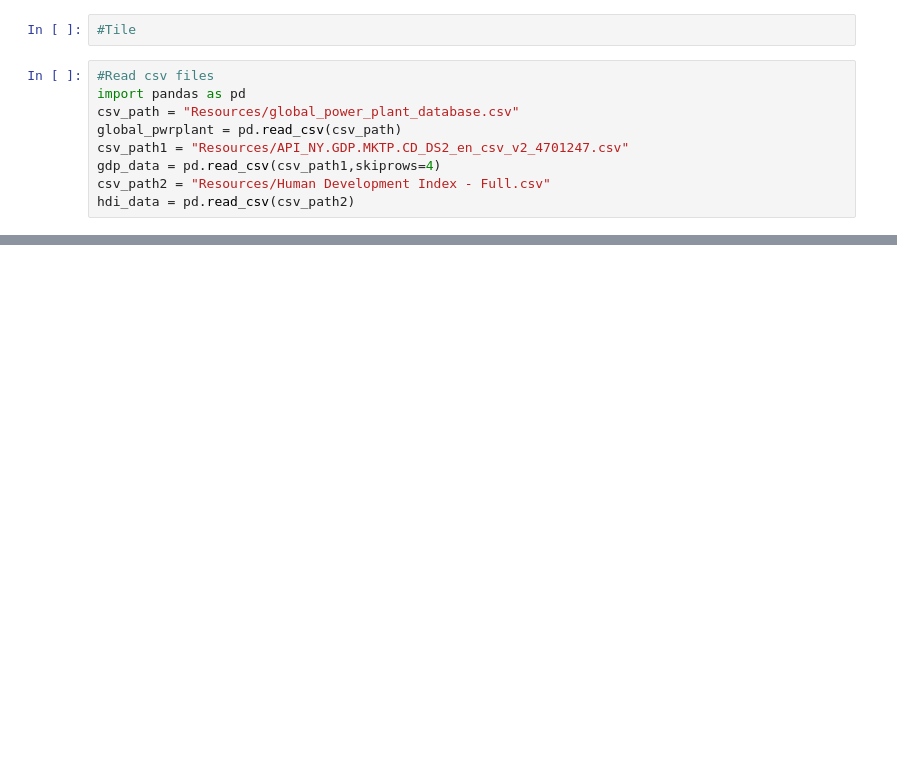
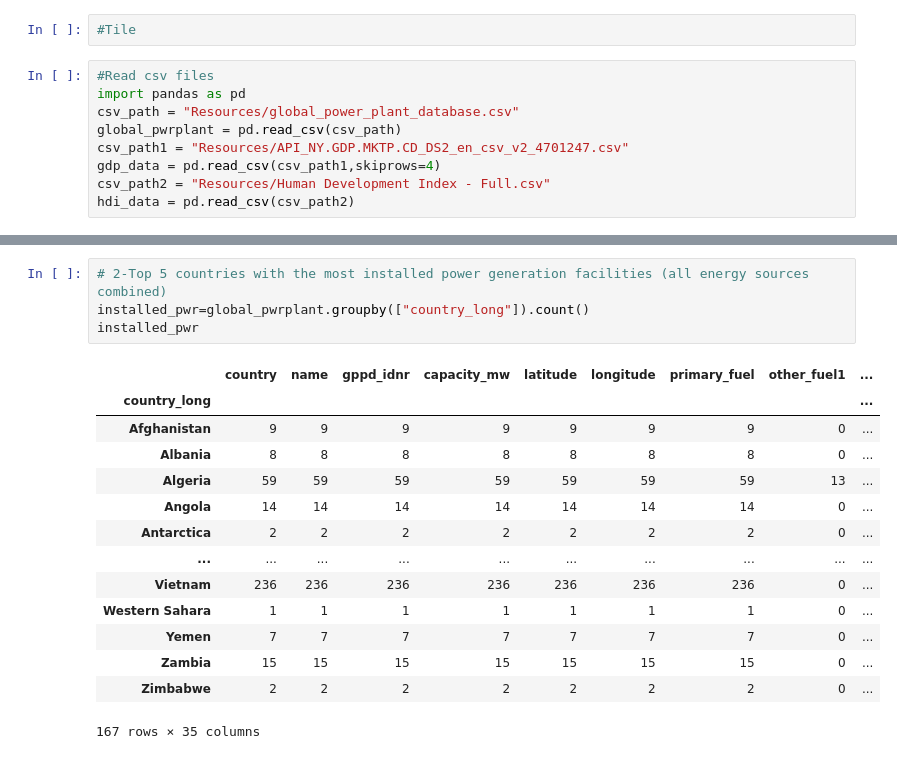
Before and after one commit to snavarroroby/Project-1-g3, a Jupyter notebook: Data_merge_cleaning.ipynb, the cells around one changed output, grey strips where cells are left out. Drawn from its saved outputs; the diff is of its cells as text; blank space fills up the shorter version.

```diff
--- a/Data_merge_cleaning.ipynb
+++ b/Data_merge_cleaning.ipynb
@@ -28,0 +63,19 @@ gdp_data
+# %%
+# 2-Top 5 countries with the most installed power generation facilities (all energy sources combined)
+installed_pwr=global_pwrplant.groupby(["country_long"]).count()
+installed_pwr
+# %% [output]
+|  | country | name | gppd_idnr | capacity_mw | latitude | longitude | primary_fuel | other_fuel1 | ... |
+| country_long |  |  |  |  |  |  |  |  | ... |
+| Afghanistan | 9 | 9 | 9 | 9 | 9 | 9 | 9 | 0 | ... |
+| Albania | 8 | 8 | 8 | 8 | 8 | 8 | 8 | 0 | ... |
+| Algeria | 59 | 59 | 59 | 59 | 59 | 59 | 59 | 13 | ... |
+| Angola | 14 | 14 | 14 | 14 | 14 | 14 | 14 | 0 | ... |
+| Antarctica | 2 | 2 | 2 | 2 | 2 | 2 | 2 | 0 | ... |
+| ... | ... | ... | ... | ... | ... | ... | ... | ... | ... |
+| Vietnam | 236 | 236 | 236 | 236 | 236 | 236 | 236 | 0 | ... |
+| Western Sahara | 1 | 1 | 1 | 1 | 1 | 1 | 1 | 0 | ... |
+| Yemen | 7 | 7 | 7 | 7 | 7 | 7 | 7 | 0 | ... |
+| Zambia | 15 | 15 | 15 | 15 | 15 | 15 | 15 | 0 | ... |
+| Zimbabwe | 2 | 2 | 2 | 2 | 2 | 2 | 2 | 0 | ... |
+167 rows × 35 columns
```
Also changed, not shown: parts of 7 cells of this notebook, 1 other file.
